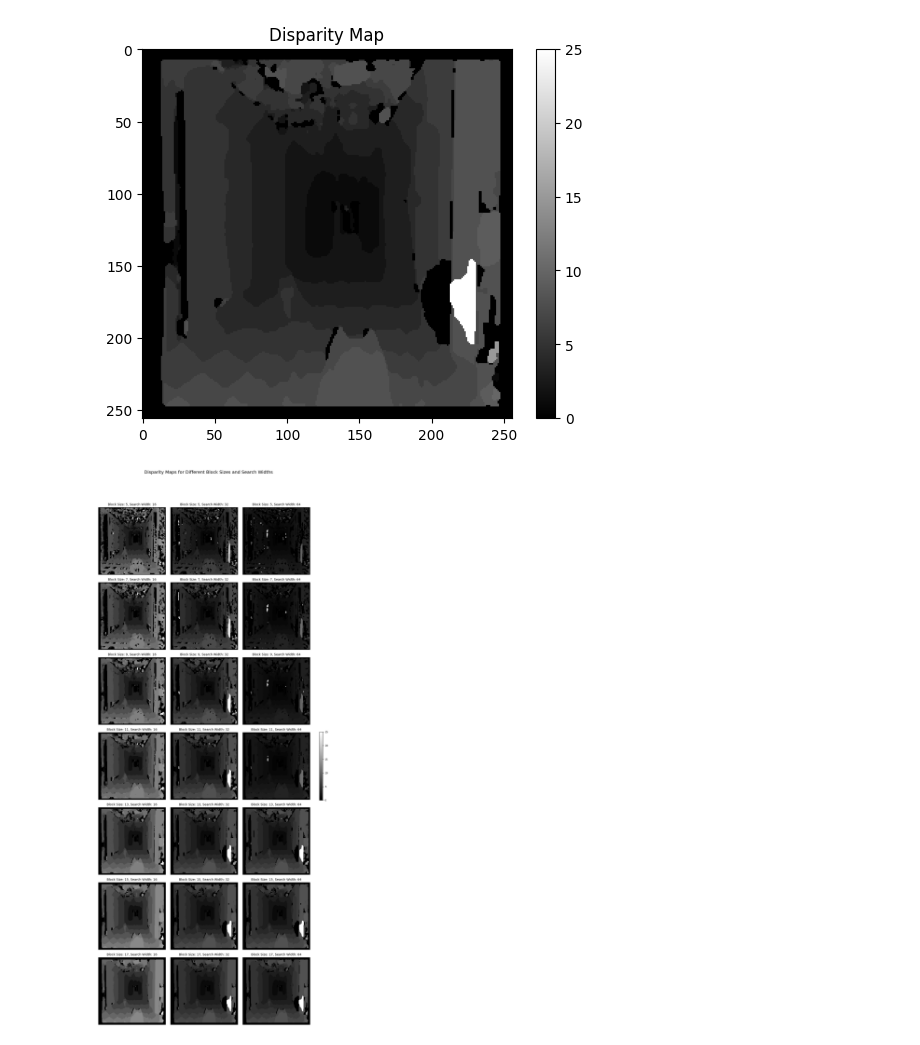
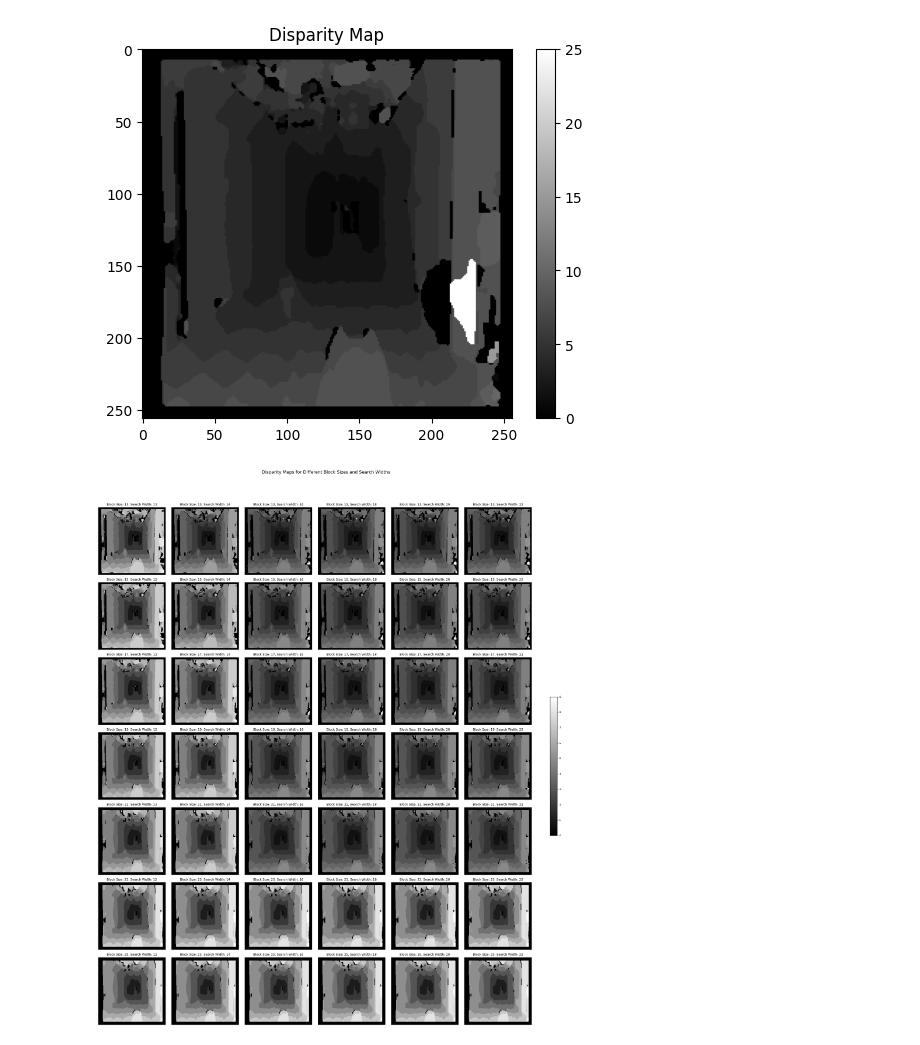
Before and after one commit to SkAndMl/AI6121-Computer-Vision, a Jupyter notebook: Assignment-2 Disparity/disaprity.ipynb, the cells around one changed output. Cells and saved outputs as stored; diff of their text form; code cells hidden in the pictures.

Commit message:
updated search widths

```diff
--- a/Assignment-2 Disparity/disaprity.ipynb
+++ b/Assignment-2 Disparity/disaprity.ipynb
@@ -161,14 +161,14 @@ def plot_param_matrix(block_sizes: List[int], search_widths: List[int], left_img
     plt.show()
 # %%
 plot_param_matrix(
-    block_sizes=list(range(5, 19, 2)),
-    search_widths=[16, 32, 64],
+    block_sizes=list(range(13, 27, 2)),
+    search_widths=list(range(12, 23, 2)),
     left_img_path="images/corridorl.jpg",
     right_img_path="images/corridorr.jpg",
     cost_function="sad",
     save_fig="param_matrix_corridor.png"
 )
 # %% [output]
-[figure, old version]
+[figure, new version]
 # %%
 plot_param_matrix(
```
Also changed, not shown: parts of 3 cells of this notebook, 4 other files.
